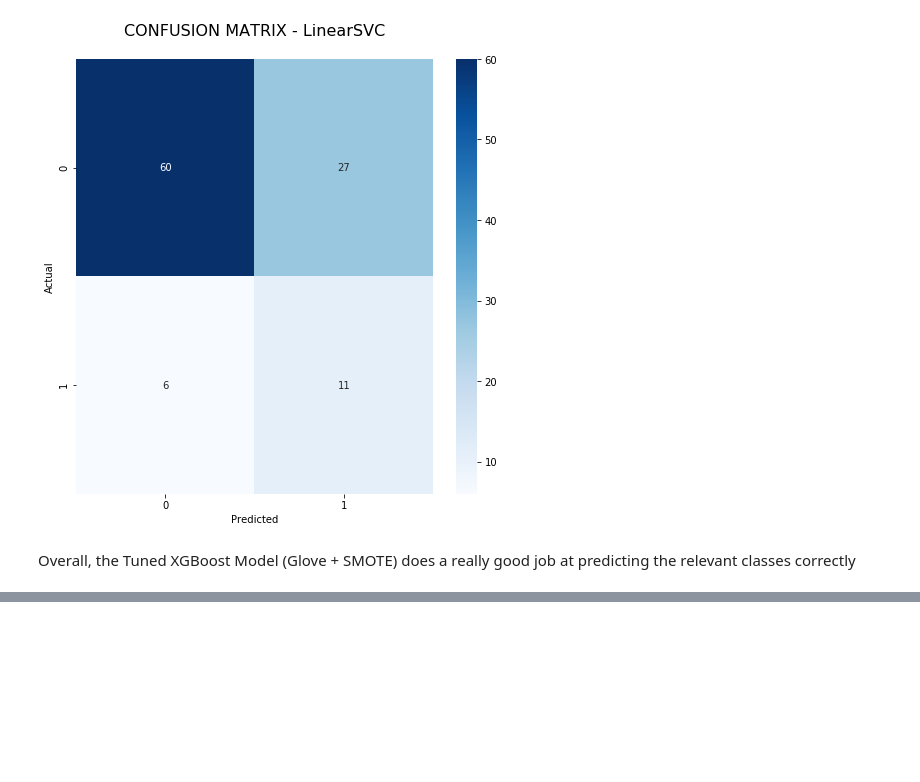
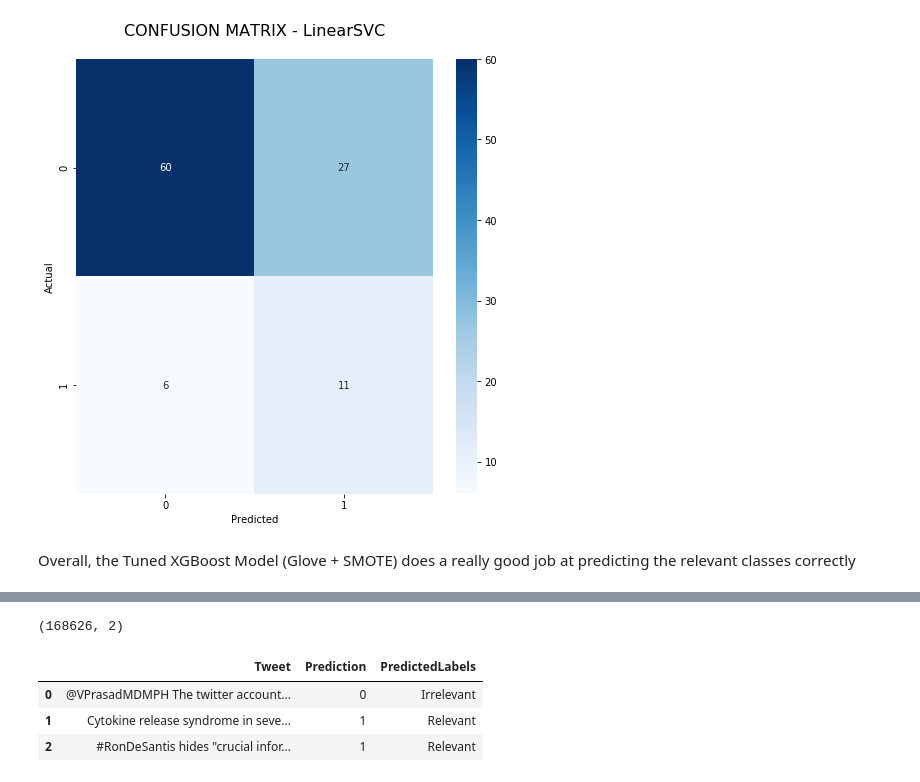
Before and after one commit to helivora/Covid-19-Twitter-Analysis, a Jupyter notebook: Statistics without Borders - Covid 19 Twitter Analysis (Part 2 - Supervised Learning).ipynb, the cells around one changed output, grey strips where cells are left out. Drawn from its saved outputs; the diff is of its cells as text; code cells hidden in the pictures; blank space fills up the shorter version.

```diff
--- a/Statistics without Borders - Covid 19 Twitter Analysis (Part 2 - Supervised Learning).ipynb
+++ b/Statistics without Borders - Covid 19 Twitter Analysis (Part 2 - Supervised Learning).ipynb
@@ -536,0 +562,2 @@ Overall, the Tuned XGBoost Model (Glove + SMOTE) does a really good job at predi
+# %%
+final_pred = pd.merge(masterdata['FullText'],predictions, left_index = True, right_index = True)
@@ -536,0 +583,23 @@ Overall, the Tuned XGBoost Model (Glove + SMOTE) does a really good job at predi
+# %%
+final_pred.shape
+# %% [output]
+(168626, 2)
+# %%
+final_pred.columns = ['Tweet','Prediction']
+# %%
+def annotate_label(x):
+    pred = ''
+    if x == 1:
+        pred = "Relevant"
+    else:
+        pred = "Irrelevant"
+    return(pred)
+# %%
+final_pred['PredictedLabels'] = final_pred['Prediction'].apply(lambda x : annotate_label(x))
+# %%
+final_pred.head(3)
+# %% [output]
+|  | Tweet | Prediction | PredictedLabels |
+| 0 | @VPrasadMDMPH The twitter account... | 0 | Irrelevant |
+| 1 | Cytokine release syndrome in seve... | 1 | Relevant |
+| 2 | #RonDeSantis hides "crucial infor... | 1 | Relevant |
```
Also changed, not shown: parts of 10 cells of this notebook, 1 other file.
